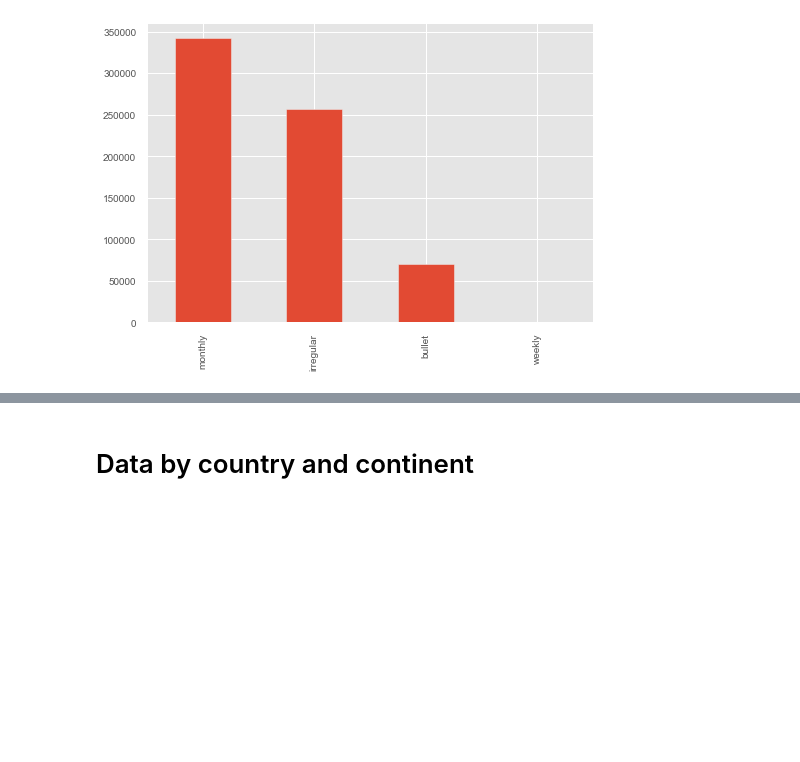
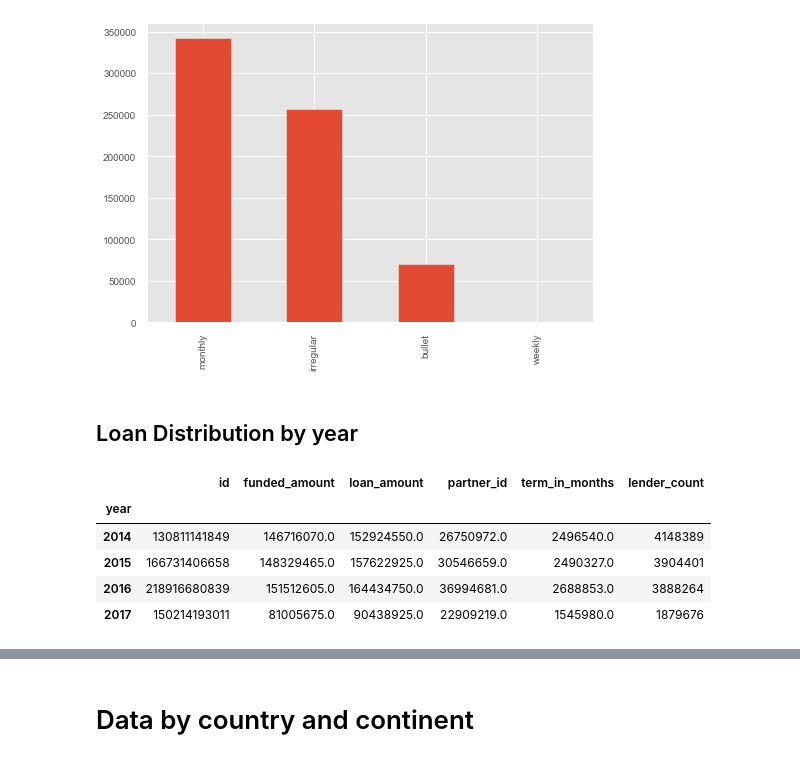
Before and after one commit to alexlyan/Kaggle_notebooks, a Jupyter notebook: Kiva_founding/kiva_note_1.ipynb, the cells around one changed output, grey strips where cells are left out. Cells and saved outputs as stored; diff of their text form; code cells hidden in the pictures; blank space fills up the shorter version.

```diff
--- a/Kiva_founding/kiva_note_1.ipynb
+++ b/Kiva_founding/kiva_note_1.ipynb
@@ -260,3 +300,5 @@ kiva_loans.repayment_interval.value_counts().nlargest(10).plot(kind='bar')
 # %% [output]
 <matplotlib.axes._subplots.AxesSubplot at 0x...>
 [figure]
+# %% [markdown]
+## Loan Distribution by year
@@ -262,0 +311,9 @@ kiva_loans.repayment_interval.value_counts().nlargest(10).plot(kind='bar')
+# %%
+year_sum
+# %% [output]
+|  | id | funded_amount | loan_amount | partner_id | term_in_months | lender_count |
+| year |  |  |  |  |  |  |
+| 2014 | 130811141849 | 146716070.0 | 152924550.0 | 26750972.0 | 2496540.0 | 4148389 |
+| 2015 | 166731406658 | 148329465.0 | 157622925.0 | 30546659.0 | 2490327.0 | 3904401 |
+| 2016 | 218916680839 | 151512605.0 | 164434750.0 | 36994681.0 | 2688853.0 | 3888264 |
+| 2017 | 150214193011 | 81005675.0 | 90438925.0 | 22909219.0 | 1545980.0 | 1879676 |
```
Also changed, not shown: parts of 9 cells of this notebook.
